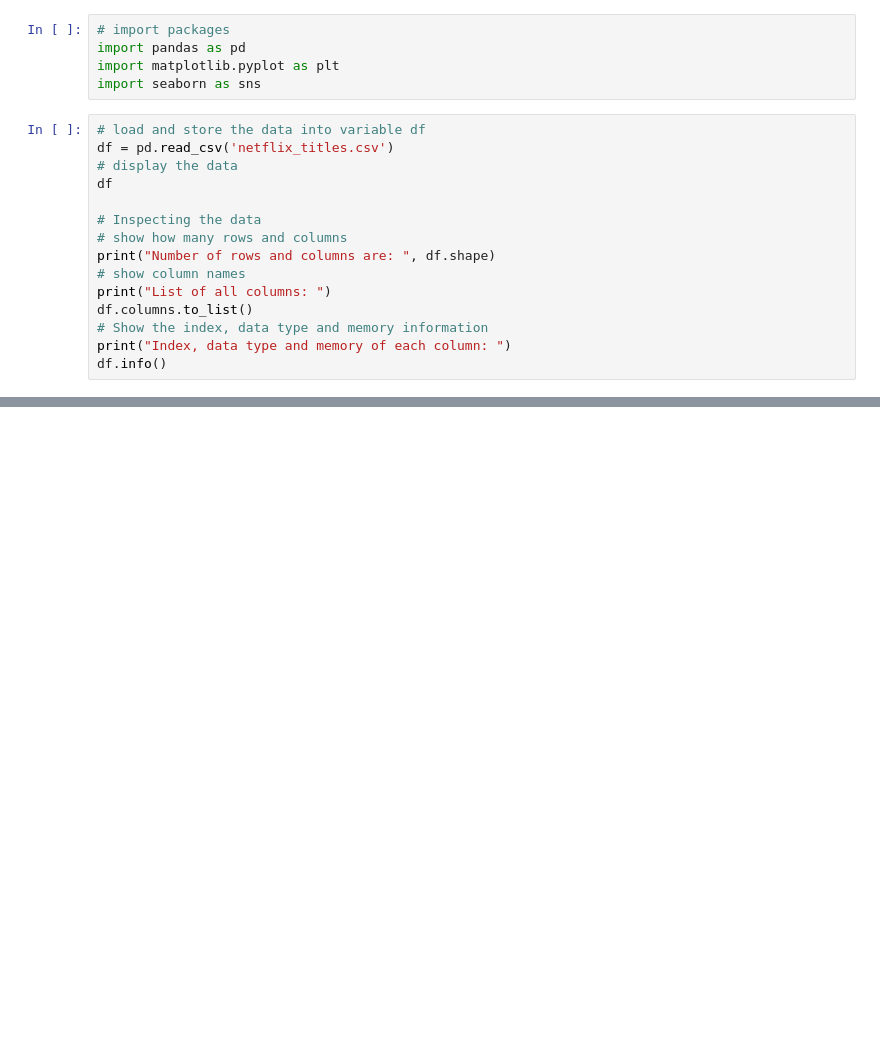
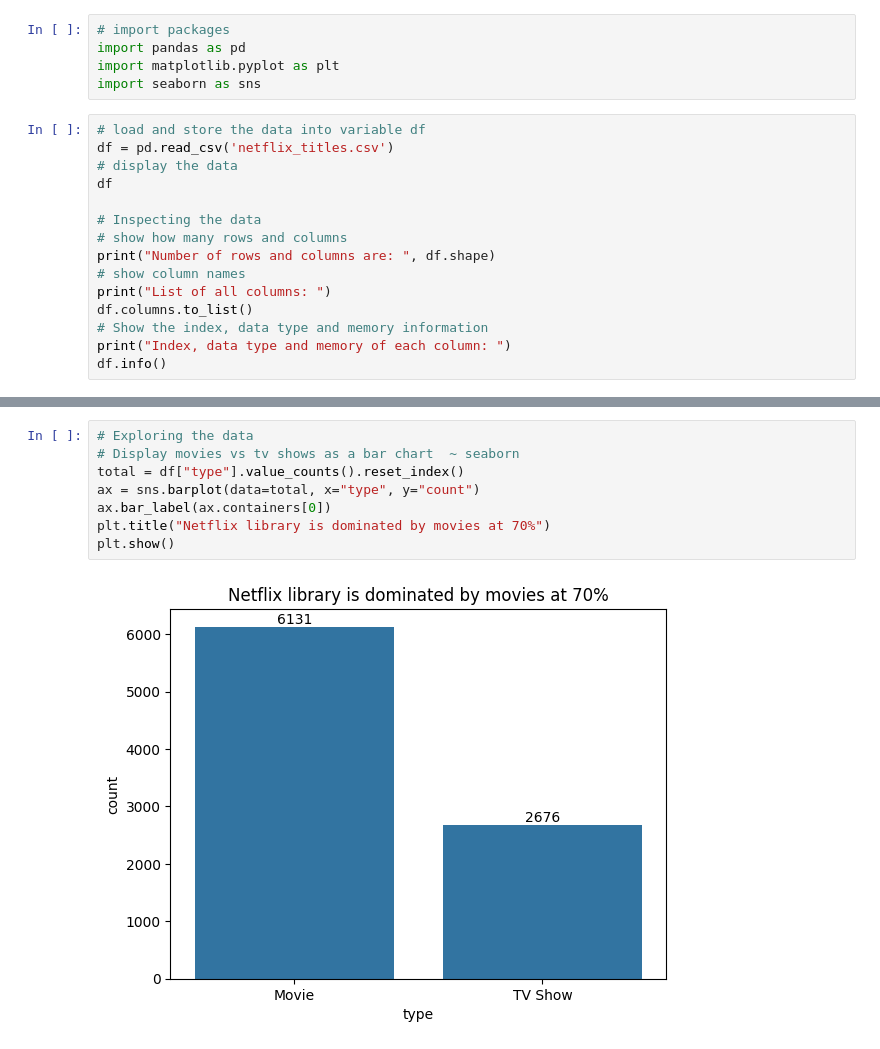
Before and after one commit to bluejay-19/netflix-analysis, a Jupyter notebook: netflix-analysis.ipynb, the cells around one changed output, grey strips where cells are left out. Drawn from its saved outputs; the diff is of its cells as text; blank space fills up the shorter version.

```diff
--- a/netflix-analysis.ipynb
+++ b/netflix-analysis.ipynb
@@ -53,0 +65,10 @@ The count of duplicated values is:  0
+# %%
+# Exploring the data
+# Display movies vs tv shows as a bar chart  ~ seaborn
+total = df["type"].value_counts().reset_index()
+ax = sns.barplot(data=total, x="type", y="count")
+ax.bar_label(ax.containers[0])
+plt.title("Netflix library is dominated by movies at 70%")
+plt.show()
+# %% [output]
+[figure, added]
```
Also changed, not shown: parts of 3 cells of this notebook.
